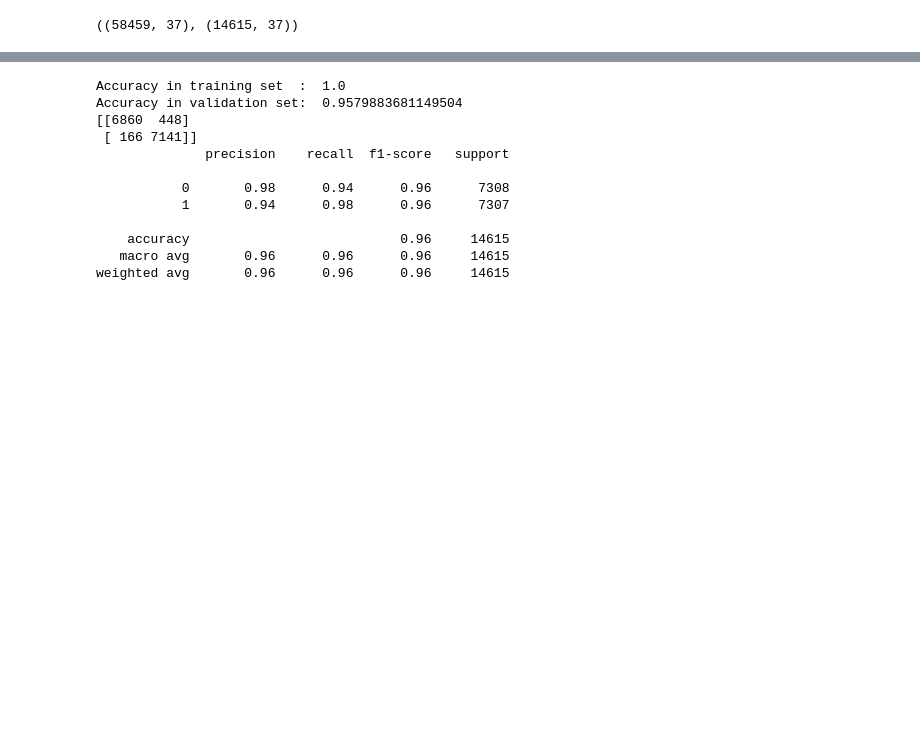
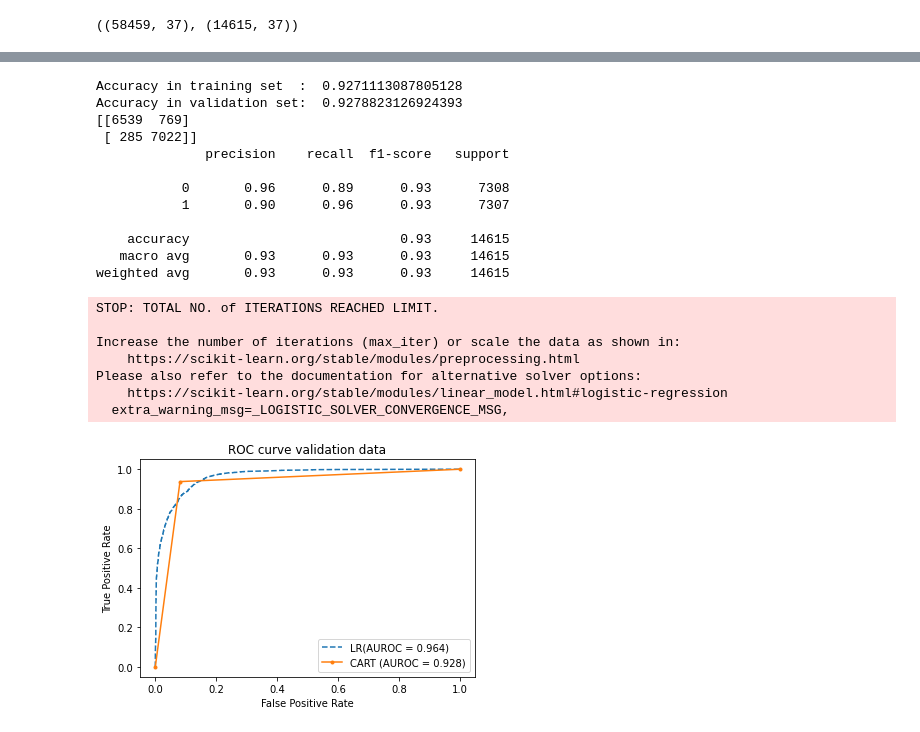
Before and after one commit to minhanh1135/Data-Driven-Marketing-Project2, a Jupyter notebook: 2. Data modeling/Model_comparison.ipynb, the cells around one changed output, grey strips where cells are left out. Drawn from its saved outputs; the diff is of its cells as text; code cells hidden in the pictures; blank space fills up the shorter version.

```diff
--- a/2. Data modeling/Model_comparison.ipynb
+++ b/2. Data modeling/Model_comparison.ipynb
@@ -467,6 +454,6 @@ plt.show()
 # %%
 # prepare the model
-model_ = ExtraTreesClassifier()
+model_ = xgb.XGBClassifier()
 model_.fit(X_train_, y_train_)
 # estimate accuracy on validation dataset
 predictions = model_.predict(X_val_)
@@ -475,15 +462,54 @@ print("Accuracy in validation set: ", accuracy_score(y_val_, predictions))
 print(confusion_matrix(y_val_, predictions))
 print(classification_report(y_val_, predictions))
 # %% [output]
-Accuracy in training set  :  1.0
-Accuracy in validation set:  0.9579883681149504
-[[6860  448]
- [ 166 7141]]
+Accuracy in training set  :  0.9271113087805128
+Accuracy in validation set:  0.9278823126924393
+[[6539  769]
+ [ 285 7022]]
               precision    recall  f1-score   support
 
-           0       0.98      0.94      0.96      7308
-           1       0.94      0.98      0.96      7307
+           0       0.96      0.89      0.93      7308
+           1       0.90      0.96      0.93      7307
 
-    accuracy                           0.96     14615
-   macro avg       0.96      0.96      0.96     14615
-weighted avg       0.96      0.96      0.96     14615
+    accuracy                           0.93     14615
+   macro avg       0.93      0.93      0.93     14615
+weighted avg       0.93      0.93      0.93     14615
+# %%
+# caculate autoc
+models = []
+models.append(('LR', LogisticRegression()))
+models.append(('CART', DecisionTreeClassifier()))
+false_positive_rate = []
+true_positive_rate = []
+r_auc = []
+for name, model in models:
+  prob = model.fit(X_train_, y_train_).predict_proba(X_val_)[:,1]
+  # print(prob)
+  # print(prob.shape, y_val_.shape)
+  fpr, tpr , _ = metrics.roc_curve(y_val_.values, prob)
+  false_positive_rate.append(fpr)
+  true_positive_rate.append(tpr)
+  r_auc.append(metrics.roc_auc_score(y_val_.values, prob))
+
+plt.plot(false_positive_rate[0], true_positive_rate[0], linestyle='--', label= 'LR(AUROC = %0.3f)'% r_auc[0])
+plt.plot(false_positive_rate[1], true_positive_rate[1], marker='.', label='CART (AUROC = %0.3f)' % r_auc[1])
+
+
+# Title
+plt.title('ROC curve validation data')
+# Axis labels
+plt.xlabel('False Positive Rate')
+plt.ylabel('True Positive Rate')
+# Show legend
+plt.legend() #
+# Show plot
+plt.show()
+# %% [output]
+STOP: TOTAL NO. of ITERATIONS REACHED LIMIT.
+
+Increase the number of iterations (max_iter) or scale the data as shown in:
+    https://scikit-learn.org/stable/modules/preprocessing.html
+Please also refer to the documentation for alternative solver options:
+    https://scikit-learn.org/stable/modules/linear_model.html#logistic-regression
+  extra_warning_msg=_LOGISTIC_SOLVER_CONVERGENCE_MSG,
+[figure, added]
```
Also changed, not shown: parts of 11 cells of this notebook, 3 other files.
